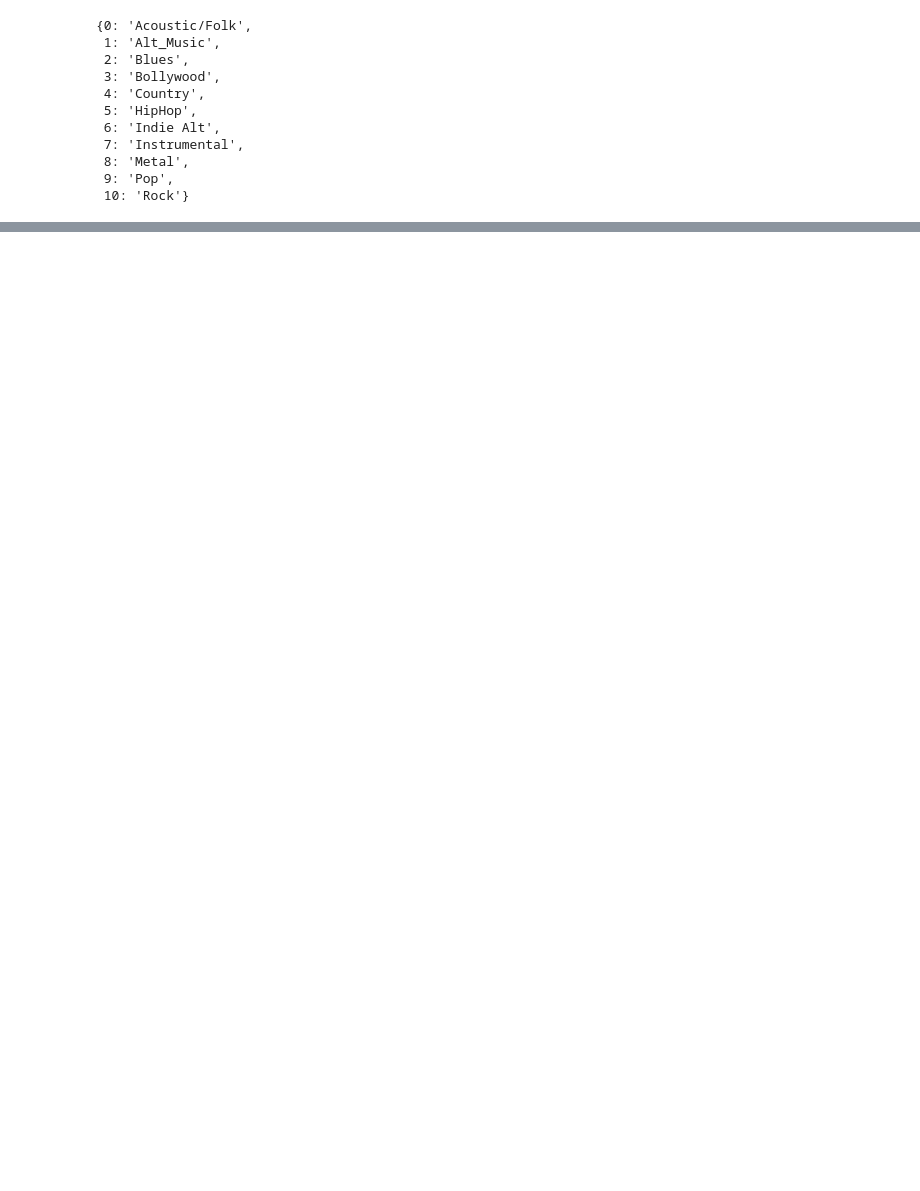
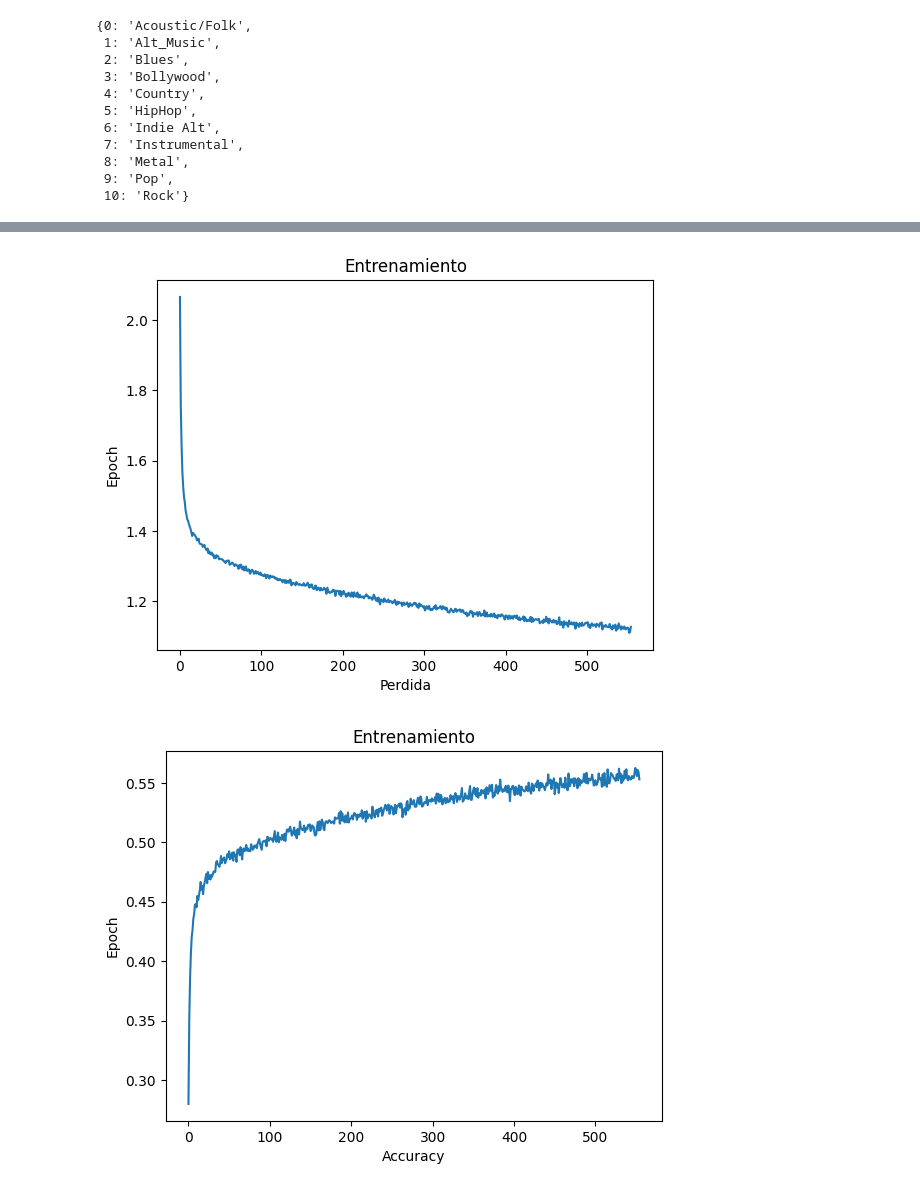
Before and after one commit to gaanno/proyecto-ml, a Jupyter notebook: proyecto.ipynb, the cells around one changed output, grey strips where cells are left out. Drawn from its saved outputs; the diff is of its cells as text; code cells hidden in the pictures; blank space fills up the shorter version.

```diff
--- a/proyecto.ipynb
+++ b/proyecto.ipynb
@@ -270,0 +303,17 @@ disp.plot()
+# %%
+plt.figure()
+plt.plot(model_fit.epoch, model_fit.history['loss'])
+plt.xlabel("Perdida")
+plt.ylabel("Epoch")
+plt.title("Entrenamiento")
+plt.show()
+
+plt.figure()
+plt.plot(model_fit.epoch, model_fit.history['accuracy'])
+plt.xlabel("Accuracy")
+plt.ylabel("Epoch")
+plt.title("Entrenamiento")
+plt.show()
+# %% [output]
+[figure, added]
+[figure, added]
```
Also changed, not shown: parts of 11 cells of this notebook.
